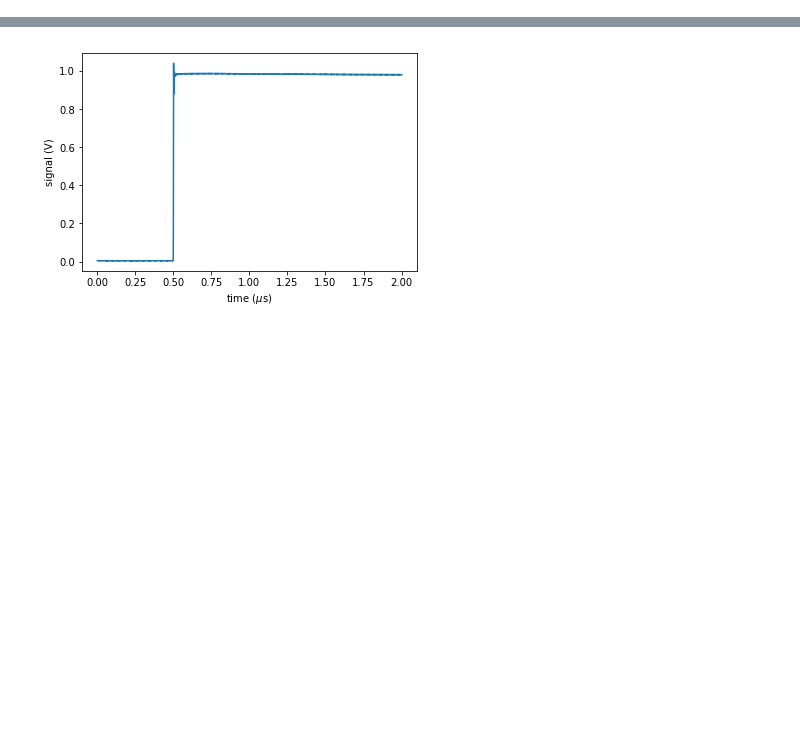
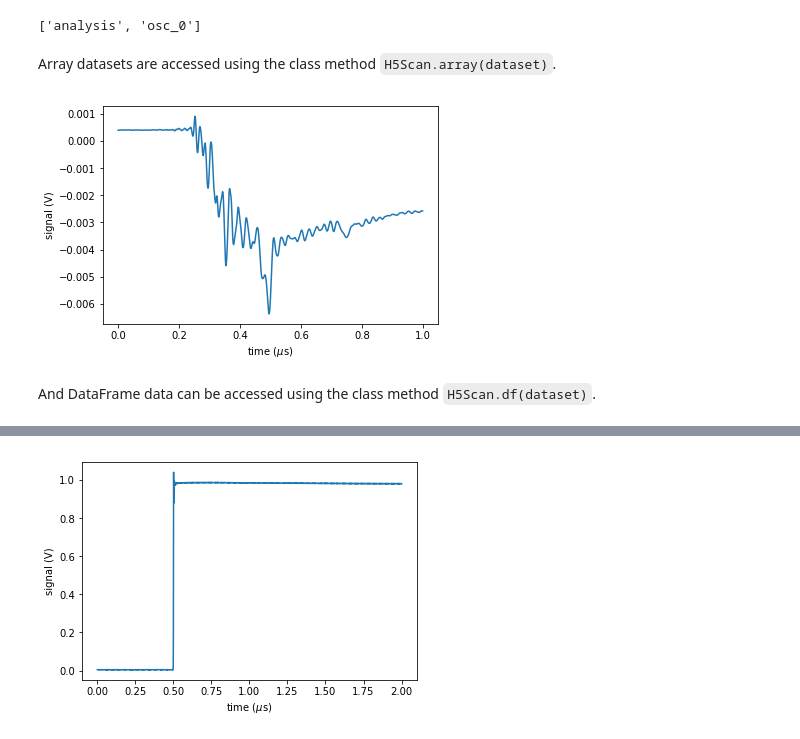
Before and after one commit to ad3ller/e11_analysis, a Jupyter notebook: notebooks/2)_Raw_datasets.ipynb, the cells around one changed output, grey strips where cells are left out. Saved outputs shown, nothing was run; the diff lists cells and outputs as text; code cells hidden in the pictures; blank space fills up the shorter version.

```diff
--- a/notebooks/2)_Raw_datasets.ipynb
+++ b/notebooks/2)_Raw_datasets.ipynb
@@ -14,0 +19,34 @@ from e11 import H5Data
+# %%
+fil = os.path.join(os.getcwd(), 'example_data', 'microwave_scan.h5')
+scan = H5Scan(fil)
+# list the datasets
+scan.datasets()
+# %% [output]
+['analysis', 'osc_0']
+# %% [markdown]
+Array datasets are accessed using the class method `H5Scan.array(dataset)`.
+# %%
+# array dataset
+arr = scan.array('osc_0')
+# attributes
+arr_info = scan.attrs('osc_0')
+# %%
+# plot
+fig, ax = plt.subplots()
+
+# data
+dt = 1e6 * arr_info['dt']
+xvals = np.arange(0, len(arr[0])*dt, dt)
+yvals = np.mean(arr, axis=0)
+ax.plot(xvals, yvals)
+
+# format
+ax.set_xlabel('time ($\mu$s)')
+ax.set_ylabel('signal (V)')
+
+# output
+plt.show()
+# %% [output]
+[figure, added]
+# %% [markdown]
+And DataFrame data can be accessed using the class method `H5Scan.df(dataset)`.
```
Also changed, not shown: parts of 40 cells of this notebook, 6 other files.
